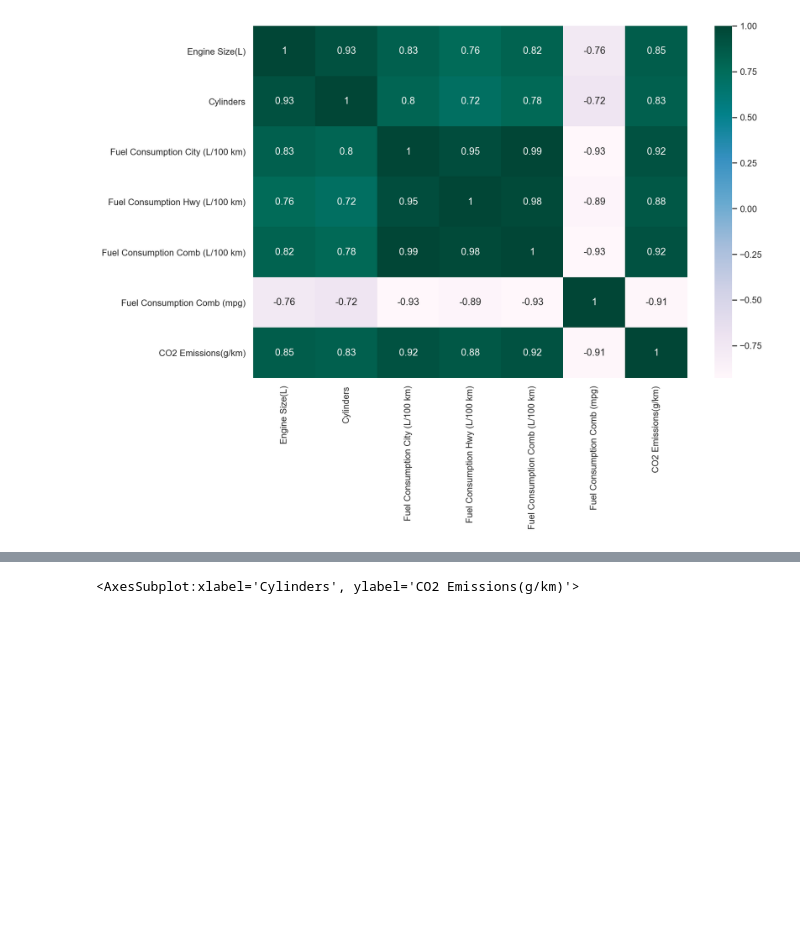
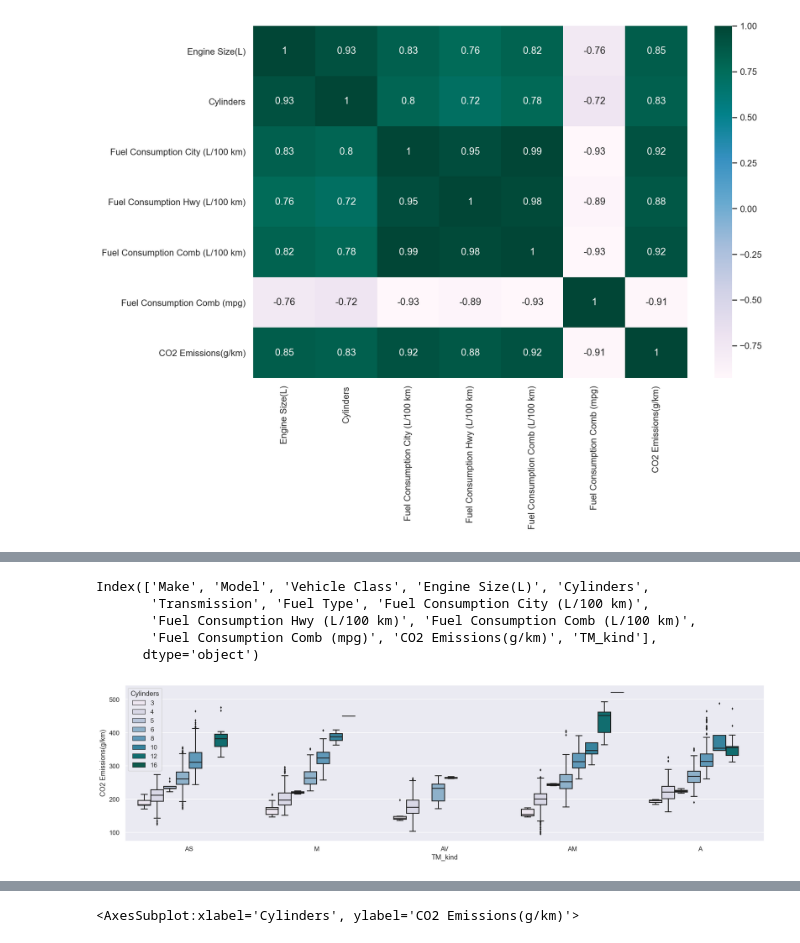
Before and after one commit to dockyum/regression-DSS, a Jupyter notebook: eda/CO2_emission_eda.ipynb, the cells around one changed output, grey strips where cells are left out. Saved outputs shown, nothing was run; the diff lists cells and outputs as text; code cells hidden in the pictures; blank space fills up the shorter version.

```diff
--- a/eda/CO2_emission_eda.ipynb
+++ b/eda/CO2_emission_eda.ipynb
@@ -83,0 +110,19 @@ sns.heatmap(data.corr(), cmap="PuBuGn", annot=True);
+# %%
+data.loc[data['Transmission'].isin(['AS5','AS6','AS8','AS7','AS9','AS4','AS10']), 'TM_kind'] = 'AS'
+data.loc[data['Transmission'].isin(['M6','M7','M5']), 'TM_kind'] = 'M'
+data.loc[data['Transmission'].isin(['AV7','AV8','AV','AV6','AV10']), 'TM_kind'] = 'AV'
+data.loc[data['Transmission'].isin(['AM6','AM7','AM5','AM8','AM9']), 'TM_kind'] = 'AM'
+data.loc[data['Transmission'].isin(['A6','A7','A8','A4','A5','A9','A10']), 'TM_kind'] = 'A'
+# %%
+data.columns
+# %% [output]
+Index(['Make', 'Model', 'Vehicle Class', 'Engine Size(L)', 'Cylinders',
+       'Transmission', 'Fuel Type', 'Fuel Consumption City (L/100 km)',
+       'Fuel Consumption Hwy (L/100 km)', 'Fuel Consumption Comb (L/100 km)',
+       'Fuel Consumption Comb (mpg)', 'CO2 Emissions(g/km)', 'TM_kind'],
+      dtype='object')
+# %%
+plt.figure(figsize=(20,5))
+sns.boxplot(x='TM_kind', y='CO2 Emissions(g/km)', hue='Cylinders', data=data, fliersize=2, width=0.8, palette='PuBuGn');
+# %% [output]
+[figure, added]
```
Also changed, not shown: parts of 11 cells of this notebook.
